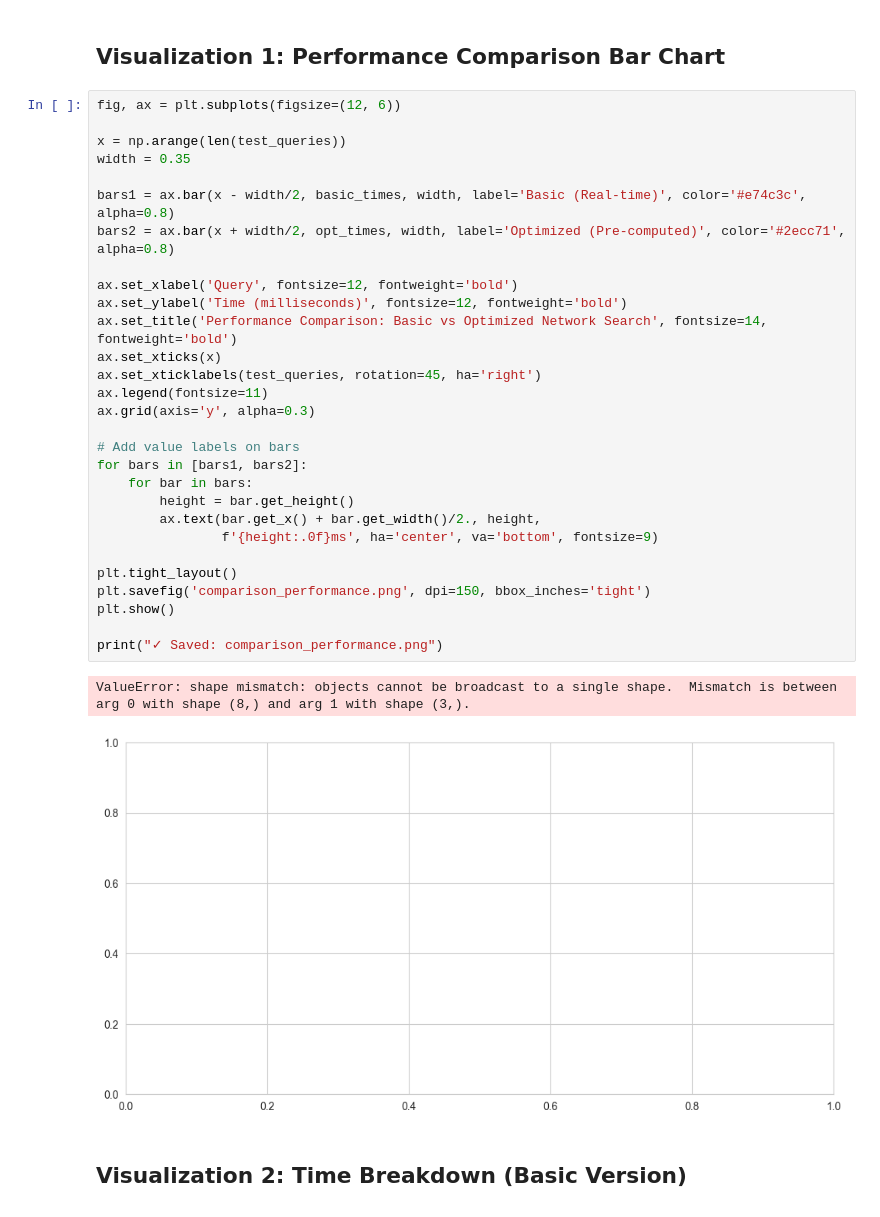
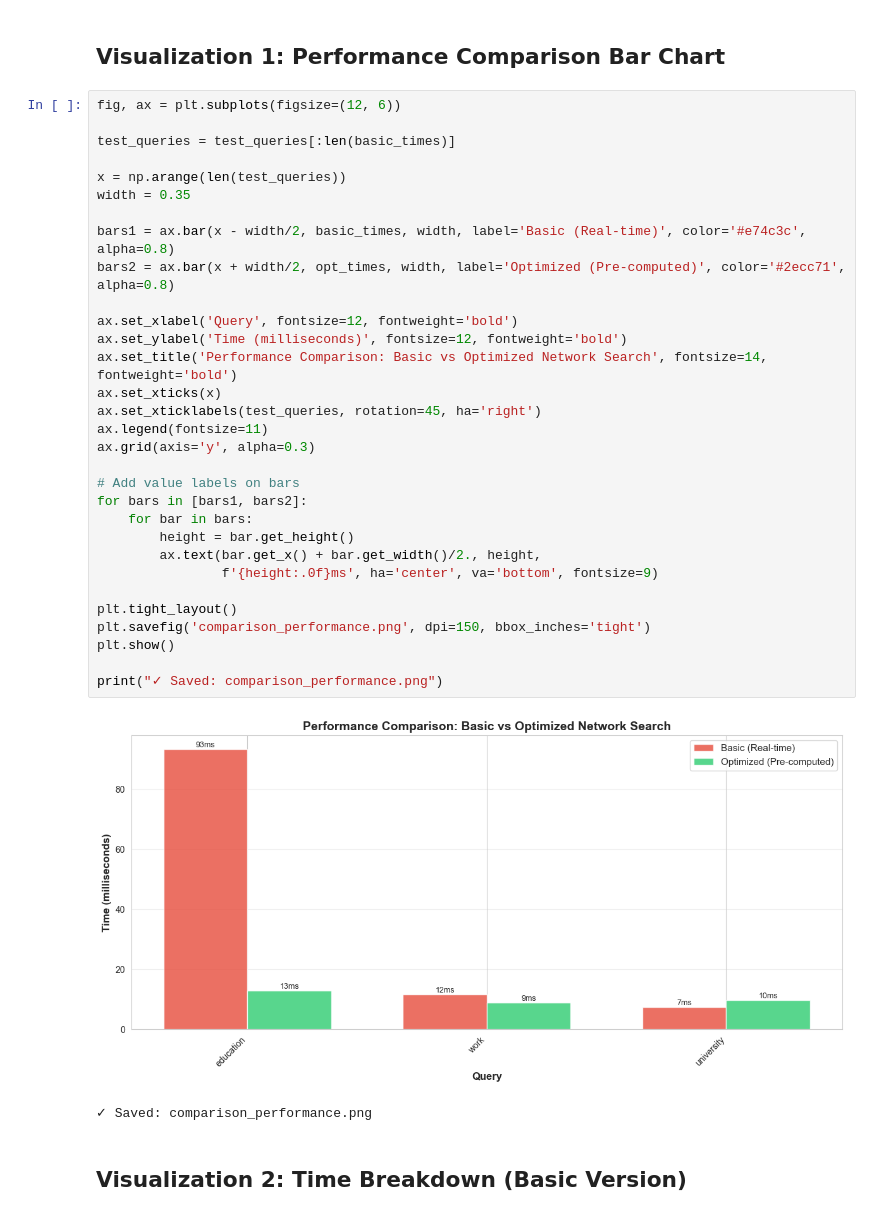
Before and after one commit to tranlephu1207/bk-bigdata-elasticsearch, a Jupyter notebook: network_search_comparison.ipynb, the cells around one changed output. Cells and saved outputs as stored; diff of their text form.

```diff
--- a/network_search_comparison.ipynb
+++ b/network_search_comparison.ipynb
@@ -877,36 +859,38 @@ P95             37.2         11.9
 ## Visualization 1: Performance Comparison Bar Chart
 # %%
 fig, ax = plt.subplots(figsize=(12, 6))
+
+test_queries = test_queries[:len(basic_times)]
 
 x = np.arange(len(test_queries))
 width = 0.35
 
 bars1 = ax.bar(x - width/2, basic_times, width, label='Basic (Real-time)', color='#e74c3c', alpha=0.8)
 bars2 = ax.bar(x + width/2, opt_times, width, label='Optimized (Pre-computed)', color='#2ecc71', alpha=0.8)
 
 ax.set_xlabel('Query', fontsize=12, fontweight='bold')
 ax.set_ylabel('Time (milliseconds)', fontsize=12, fontweight='bold')
 ax.set_title('Performance Comparison: Basic vs Optimized Network Search', fontsize=14, fontweight='bold')
 ax.set_xticks(x)
 ax.set_xticklabels(test_queries, rotation=45, ha='right')
 ax.legend(fontsize=11)
 ax.grid(axis='y', alpha=0.3)
 
 # Add value labels on bars
 for bars in [bars1, bars2]:
     for bar in bars:
         height = bar.get_height()
         ax.text(bar.get_x() + bar.get_width()/2., height,
                 f'{height:.0f}ms', ha='center', va='bottom', fontsize=9)
 
 plt.tight_layout()
 plt.savefig('comparison_performance.png', dpi=150, bbox_inches='tight')
 plt.show()
 
 print("✓ Saved: comparison_performance.png")
 # %% [output]
+[figure, new version]
-ValueError: shape mismatch: objects cannot be broadcast to a single shape.  Mismatch is between arg 0 with shape (8,) and arg 1 with shape (3,).
+✓ Saved: comparison_performance.png
-[figure, old version]
 # %% [markdown]
 ## Visualization 2: Time Breakdown (Basic Version)
 # %%
```
Also changed, not shown: parts of 10 cells of this notebook.
